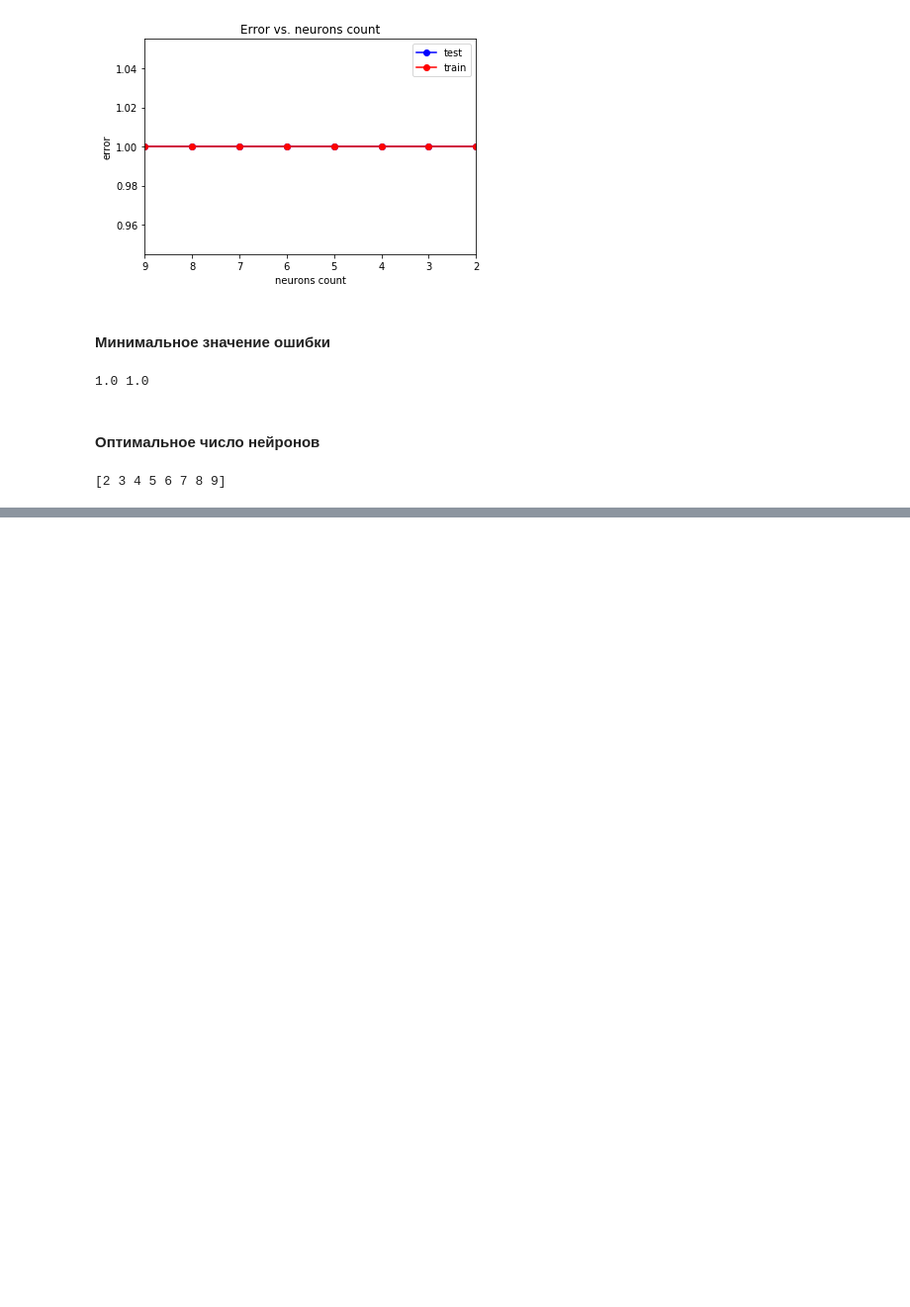
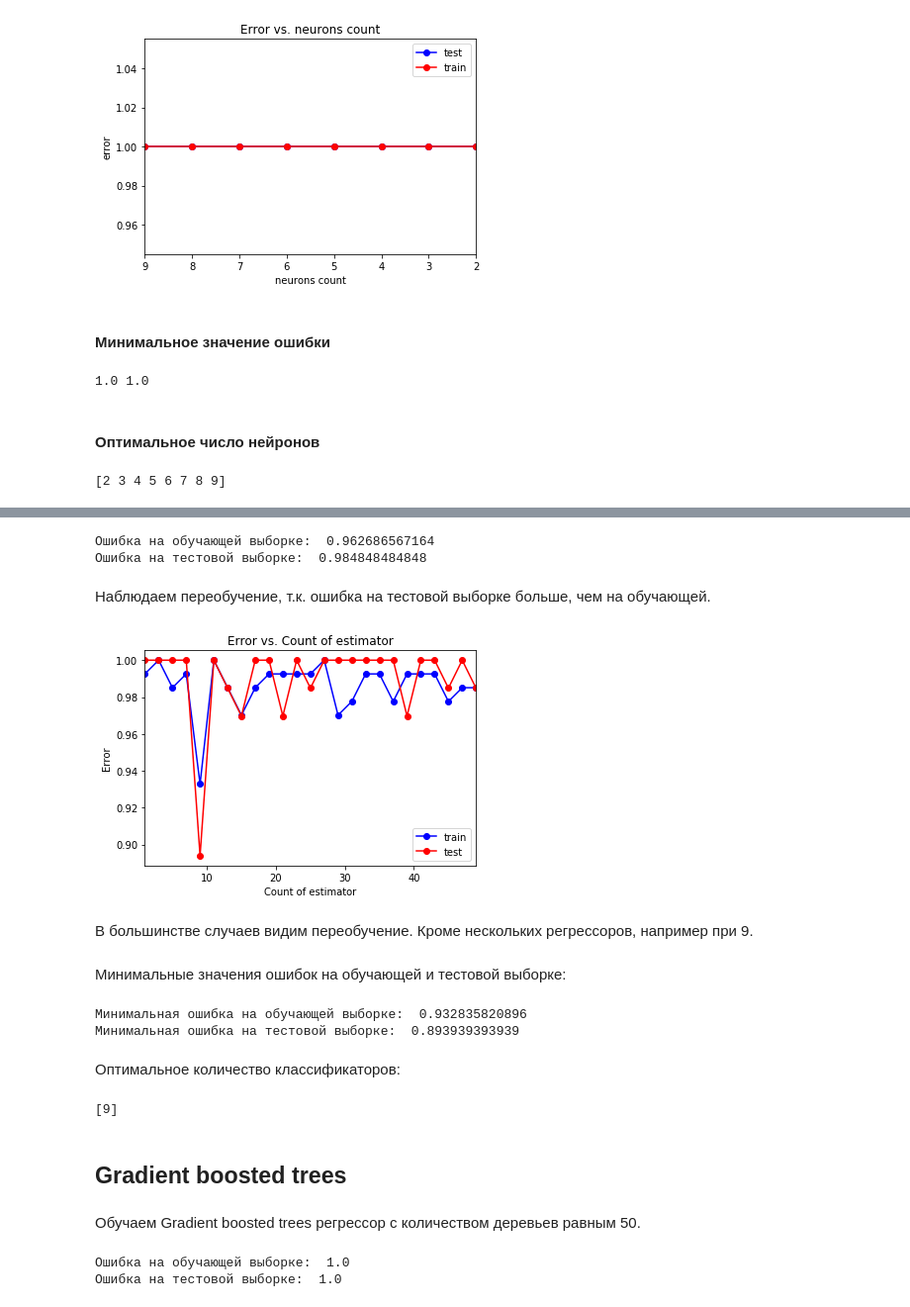
Before and after one commit to DavidFalcon/unn_mag, a Jupyter notebook: settlers.ipynb, the cells around one changed output, grey strips where cells are left out. Shown: that part at 99% size. Saved outputs shown, nothing was run; the diff lists cells and outputs as text; code cells hidden in the pictures; blank space fills up the shorter version.

```diff
--- a/settlers.ipynb
+++ b/settlers.ipynb
@@ -831,0 +967,71 @@ neurons_opt = neurons_opt[0]
+# %%
+ab = ensemble.AdaBoostRegressor(n_estimators = 200)
+ab.fit(X_train, y_train)
+
+err_train = np.mean(y_train != ab.predict(X_train))
+err_test  = np.mean(y_test  != ab.predict(X_test))
+
+print("Ошибка на обучающей выборке: ", err_train)
+print("Ошибка на тестовой выборке: ", err_test)
+# %% [output]
+Ошибка на обучающей выборке:  0.962686567164
+Ошибка на тестовой выборке:  0.984848484848
+# %% [markdown]
+Наблюдаем переобучение, т.к. ошибка на тестовой выборке больше, чем на обучающей.
+# %%
+estimator_arr = np.arange(1, 50, 2)
+test_err = []
+train_err = []
+for estimator in estimator_arr:
+    ab = ensemble.AdaBoostRegressor(n_estimators = estimator)
+    ab.fit(X_train, y_train)
+    train_err.append(np.mean(y_train != ab.predict(X_train)))
+    test_err.append(np.mean(y_test  != ab.predict(X_test)))
+
+plt.plot(estimator_arr, train_err, 'b-o', label = 'train')
+plt.plot(estimator_arr, test_err, 'r-o', label = 'test')
+plt.xlim([np.min(estimator_arr), np.max(estimator_arr)])
+plt.title('Error vs. Count of estimator')
+plt.xlabel('Count of estimator')
+plt.ylabel('Error')
+plt.legend()
+pass
+# %% [output]
+[figure, added]
+# %% [markdown]
+В большинстве случаев видим переобучение. Кроме нескольких регрессоров, например при 9.
+# %% [markdown]
+Минимальные значения ошибок на обучающей и тестовой выборке:
+# %%
+min_train_err = np.min(train_err)
+min_test_err = np.min(test_err)
+
+print("Минимальная ошибка на обучающей выборке: ", min_train_err)
+print("Минимальная ошибка на тестовой выборке: ", min_test_err)
+# %% [output]
+Минимальная ошибка на обучающей выборке:  0.932835820896
+Минимальная ошибка на тестовой выборке:  0.893939393939
+# %% [markdown]
+Оптимальное количество классификаторов:
+# %%
+estimator_opt = estimator_arr[test_err == min_test_err]
+print(estimator_opt)
+# %% [output]
+[9]
+# %% [markdown]
+## Gradient boosted trees
+# %% [markdown]
+Обучаем Gradient boosted trees регрессор с количеством деревьев равным 50.
+# %%
+gbt = ensemble.GradientBoostingRegressor(n_estimators = 50)
+gbt.fit(X_train, y_train)
+
+
+err_train = np.mean(y_train != gbt.predict(X_train))
+err_test  = np.mean(y_test  != gbt.predict(X_test))
+
+print("Ошибка на обучающей выборке: ", err_train)
+print("Ошибка на тестовой выборке: ", err_test)
+# %% [output]
+Ошибка на обучающей выборке:  1.0
+Ошибка на тестовой выборке:  1.0
```
Also changed, not shown: parts of 27 cells of this notebook.
